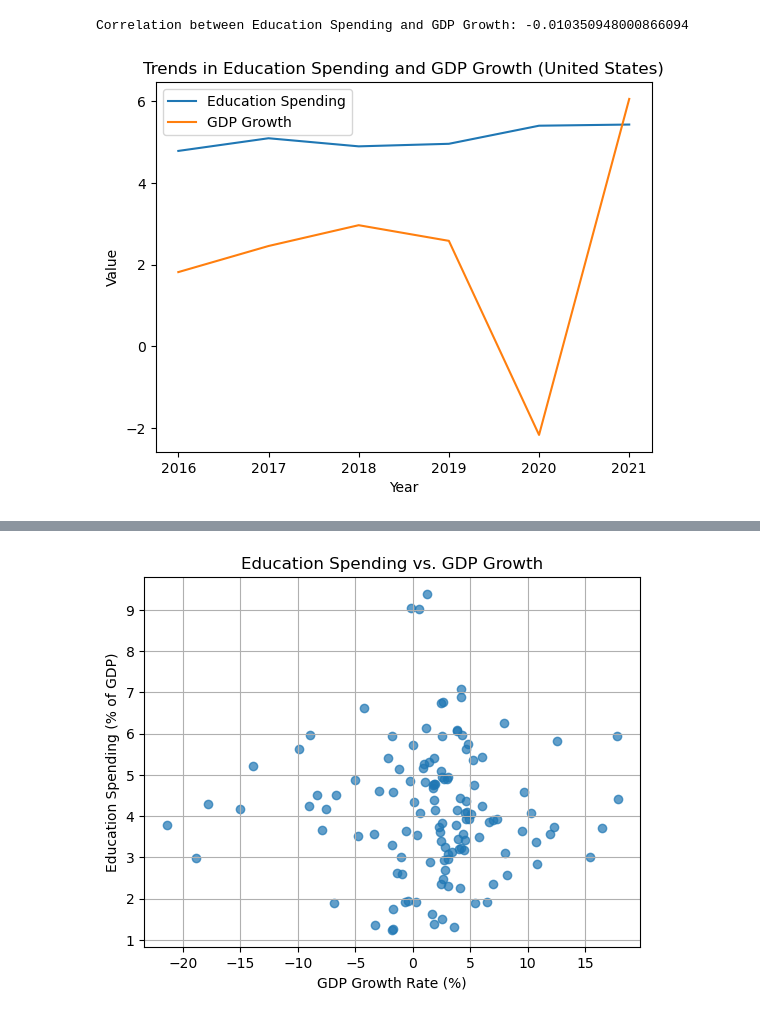
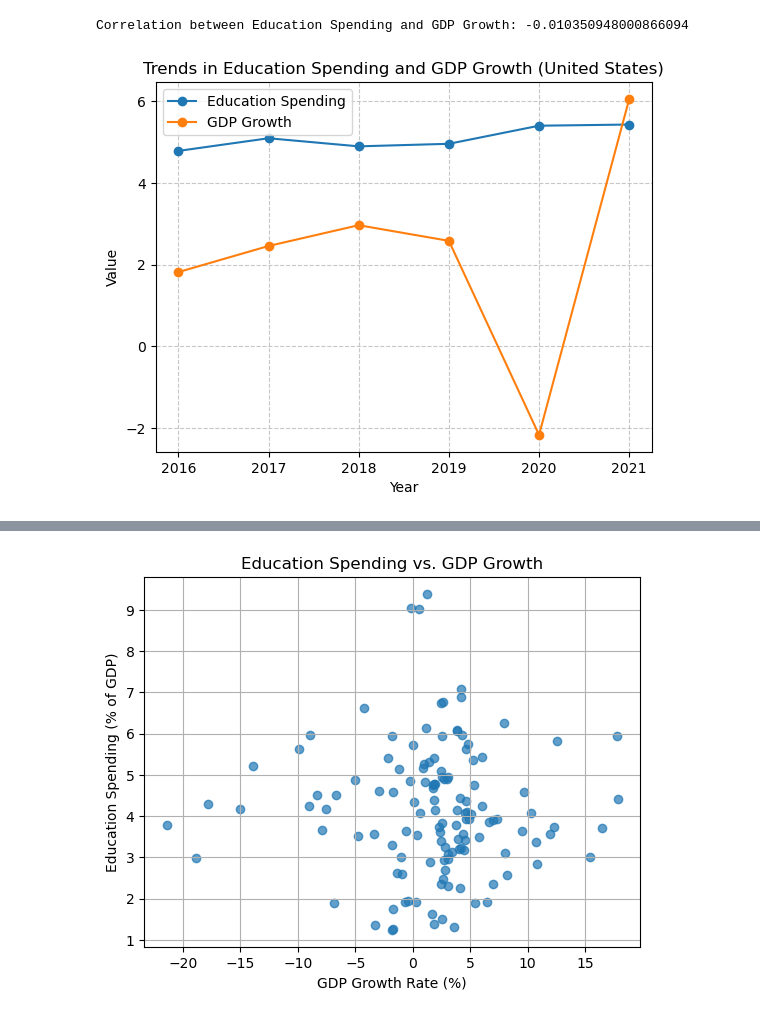
Before and after one commit to rashakil-ds/data-engineering-fau, a Jupyter notebook: project/Python Codes for Report.ipynb, the cells around one changed output, grey strips where cells are left out. Saved outputs shown, nothing was run; the diff lists cells and outputs as text; code cells hidden in the pictures.

```diff
--- a/project/Python Codes for Report.ipynb
+++ b/project/Python Codes for Report.ipynb
@@ -134,14 +128,25 @@ print("Correlation between Education Spending and GDP Growth:", correlation)
 # %% [output]
 Correlation between Education Spending and GDP Growth: -0.010350948000866094
 # %%
+# Filter the data for the United States
 country_data = combined_data[combined_data['Country Name'] == 'United States']
 
-plt.plot(country_data['Year'], country_data['Value_edu'], label='Education Spending')
-plt.plot(country_data['Year'], country_data['Value_gdp'], label='GDP Growth')
+# Plot education spending with dots
+plt.plot(country_data['Year'], country_data['Value_edu'], marker='o', label='Education Spending')
+
+# Plot GDP growth with dots
+plt.plot(country_data['Year'], country_data['Value_gdp'], marker='o', label='GDP Growth')
+
+# Add title and labels
 plt.title('Trends in Education Spending and GDP Growth (United States)')
 plt.xlabel('Year')
 plt.ylabel('Value')
+
+# Add a legend
 plt.legend()
+
+# Show the plot
+plt.grid(axis='both', linestyle='--', alpha=0.7)  # Optional: Add grid for clarity
 plt.show()
 # %% [output]
-[figure, old version]
+[figure, new version]
```
Also changed, not shown: parts of 7 cells of this notebook, 1 other file.
